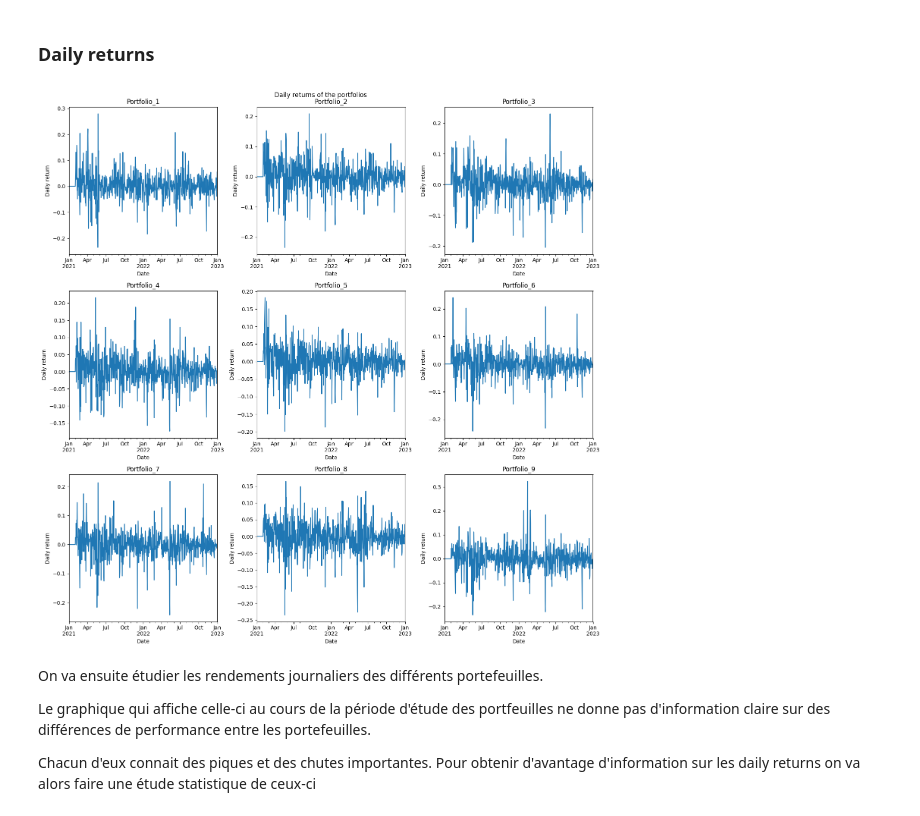
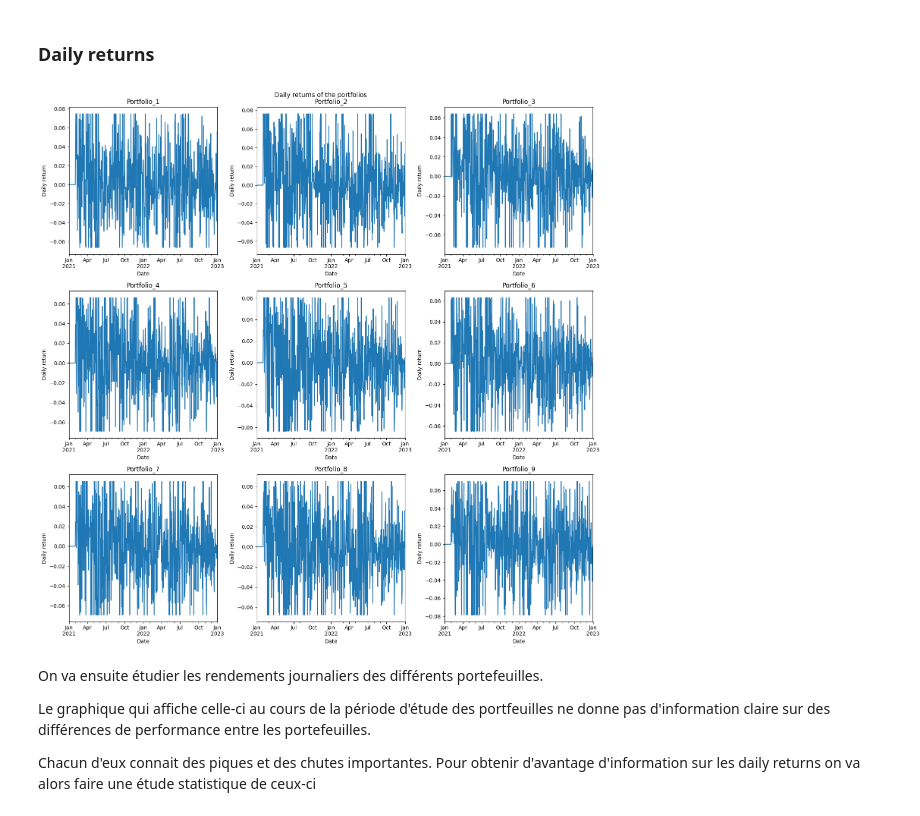
Before and after one commit to meretaensimag/new_momentum, a Jupyter notebook: final_notebook.ipynb, the cells around one changed output. Drawn from its saved outputs; the diff is of its cells as text; code cells hidden in the pictures.

```diff
--- a/final_notebook.ipynb
+++ b/final_notebook.ipynb
@@ -191,37 +192,41 @@ Ces trois portefeuille se détachent des 6 autres portefeuilles en terme de vale
 # %% [markdown]
 ### Daily returns
 # %%
-
 # Supprimer les valeurs NaN
 portfolio_values_df = portfolio_values_df.dropna()
 
 # Supprimer la première ligne
 portfolio_values_df = portfolio_values_df.iloc[1:]
 
 # Utiliser les timestamp de crypto_prices comme index
 portfolio_values_df.index = crypto_prices.index
 
 # Calculer les rendements quotidiens
 portfolio_daily_returns = portfolio_values_df.pct_change()
+
+
+
+# Appliquer la winsorisation sur chaque colonne du DataFrame
+portfolio_daily_returns = portfolio_daily_returns.apply(winsorize_series, axis=0)
 
 # Diviser le DataFrame en sous-groupes de 3 colonnes
 num_subplots = len(portfolio_daily_returns.columns) // 3 + (len(portfolio_daily_returns.columns) % 3 > 0)
 
 fig, axes = plt.subplots(num_subplots, 3, figsize=(15, 5 * num_subplots))
 fig.suptitle('Daily returns of the portfolios')
 
 # Afficher les sous-tracés
 for i, ax in enumerate(axes.flat):
     if i < len(portfolio_daily_returns.columns):
         col_name = portfolio_daily_returns.columns[i]
         portfolio_daily_returns[col_name].plot(ax=ax, title=col_name, xlabel='Date', ylabel='Daily return')
     else:
         ax.axis('off')  # Masquer les sous-tracés excédentaires s'il y en a
 
 plt.tight_layout()
 plt.show()
 # %% [output]
-[figure, old version]
+[figure, new version]
 # %% [markdown]
 On va ensuite étudier les rendements journaliers des différents portefeuilles.
 
```
Also changed, not shown: parts of 43 cells of this notebook.
